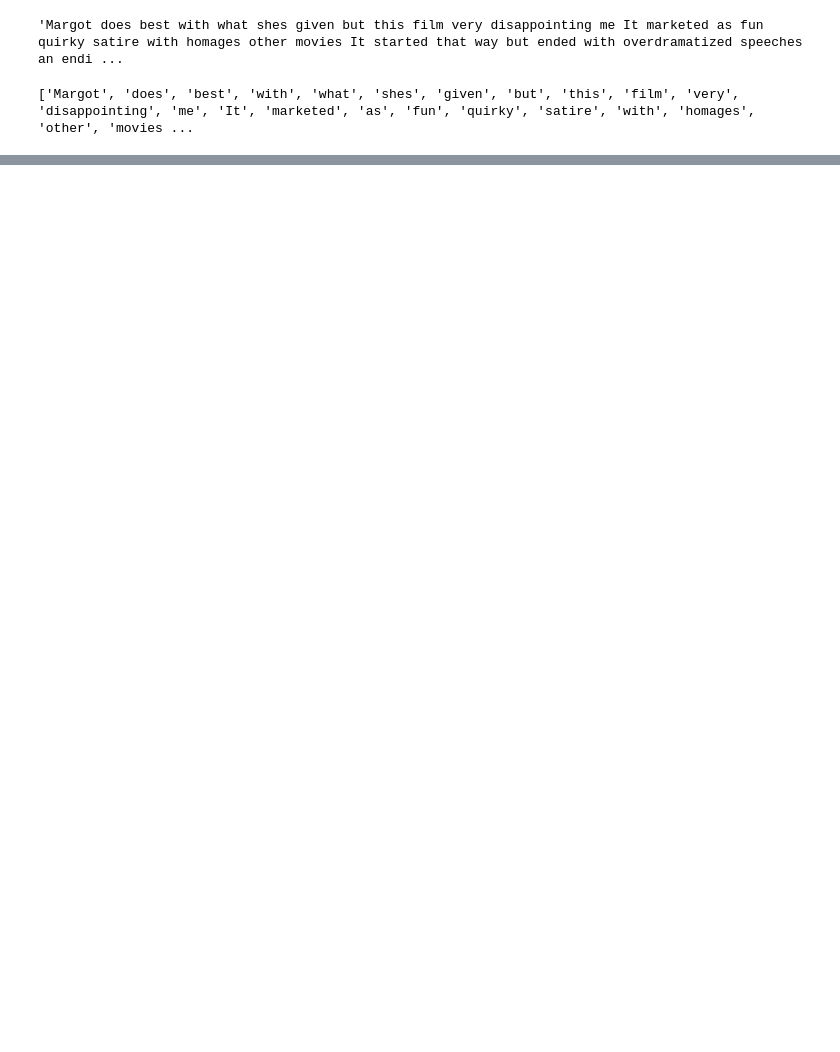
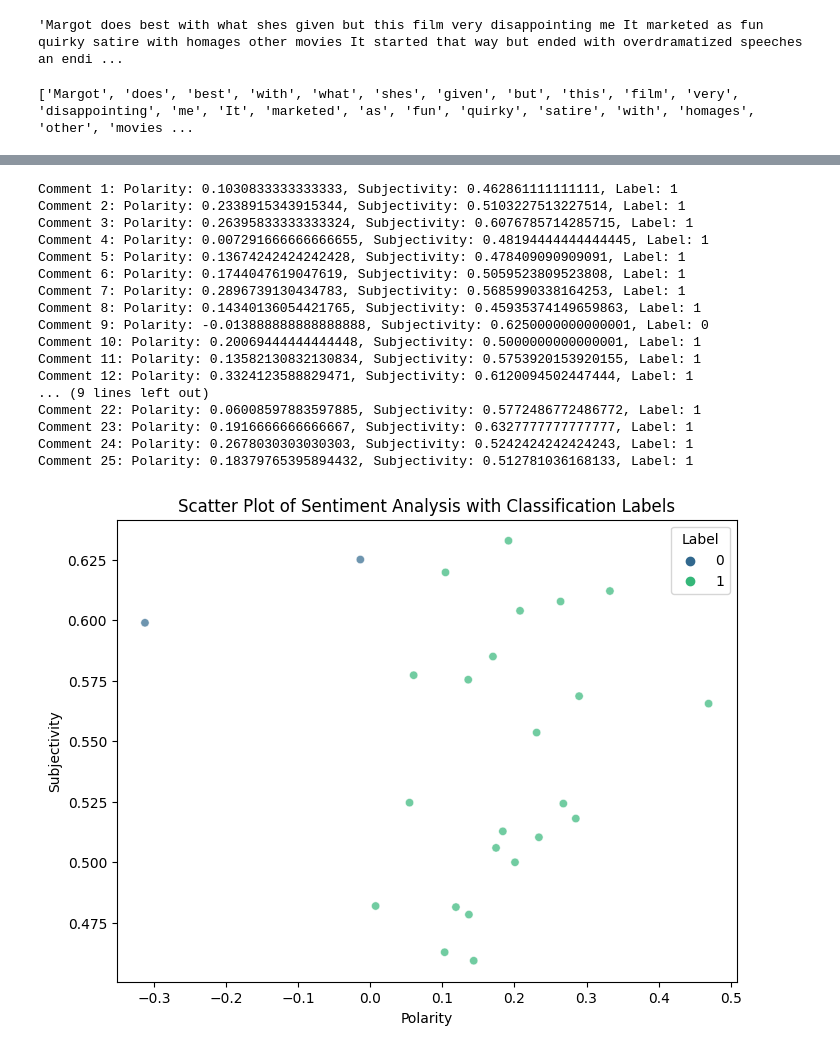
Before and after one commit to Jessica936/PL, a Jupyter notebook: Python-hw5/Texttest.ipynb, the cells around one changed output, grey strips where cells are left out. Drawn from its saved outputs; the diff is of its cells as text; code cells hidden in the pictures; blank space fills up the shorter version.

```diff
--- a/Python-hw5/Texttest.ipynb
+++ b/Python-hw5/Texttest.ipynb
@@ -169,0 +245,69 @@ Comment 25: Polarity: 0.18379765395894432
+# %%
+# 获取每条评论的情感分析结果和分类标签（假设有正面和负面两类）
+polarities = []
+subjectivities = []
+labels = []
+
+for i, comment in enumerate(comments, start=1):
+    comment_text = comment.get_text()
+
+    # 清理文本
+    cleaned_text = re.sub(r'[!@#$%^&*()_+{}[\]:;"\'<>,.?~\\/\-|=]', '', comment_text)
+
+    # 去除停用词
+    cleaned_text = re.sub(r'\b(?:and|is|in|the|on|of|to|for)\b', '', cleaned_text, flags=re.IGNORECASE)
+
+    # 去除数字
+    cleaned_text = re.sub(r'\b\d+\b', '', cleaned_text)
+
+    # 去除空白字符
+    cleaned_text = re.sub(r'\s+', ' ', cleaned_text).strip()
+
+    # 使用 TextBlob 创建一个 TextBlob 对象
+    blob = TextBlob(cleaned_text)
+
+    # 获取情感分析的结果
+    polarity = blob.sentiment.polarity
+    subjectivity = blob.sentiment.subjectivity
+
+    # 分类标签（这里假设正面评论和负面评论的分类标签为1和0）
+    label = 1 if polarity >= 0 else 0
+
+    # 打印情感分析的结果和分类标签
+    print(f"Comment {i}: Polarity: {polarity}, Subjectivity: {subjectivity}, Label: {label}")
+
+    # 存储情感分析结果和分类标签
+    polarities.append(polarity)
+    subjectivities.append(subjectivity)
+    labels.append(label)
+
+# 将数据存储到DataFrame中
+data = {'Polarity': polarities, 'Subjectivity': subjectivities, 'Label': labels}
+df = pd.DataFrame(data)
+
+# 绘制散点图，根据分类标签上色
+plt.figure(figsize=(8, 6))
+sns.scatterplot(x='Polarity', y='Subjectivity', hue='Label', data=df, palette='viridis', alpha=0.7)
+plt.title('Scatter Plot of Sentiment Analysis with Classification Labels')
+plt.xlabel('Polarity')
+plt.ylabel('Subjectivity')
+plt.show()
+# %% [output]
+Comment 1: Polarity: 0.1030833333333333, Subjectivity: 0.462861111111111, Label: 1
+Comment 2: Polarity: 0.2338915343915344, Subjectivity: 0.5103227513227514, Label: 1
+Comment 3: Polarity: 0.26395833333333324, Subjectivity: 0.6076785714285715, Label: 1
+Comment 4: Polarity: 0.007291666666666655, Subjectivity: 0.48194444444444445, Label: 1
+Comment 5: Polarity: 0.13674242424242428, Subjectivity: 0.478409090909091, Label: 1
+Comment 6: Polarity: 0.1744047619047619, Subjectivity: 0.5059523809523808, Label: 1
+Comment 7: Polarity: 0.2896739130434783, Subjectivity: 0.5685990338164253, Label: 1
+Comment 8: Polarity: 0.14340136054421765, Subjectivity: 0.45935374149659863, Label: 1
+Comment 9: Polarity: -0.013888888888888888, Subjectivity: 0.6250000000000001, Label: 0
+Comment 10: Polarity: 0.20069444444444448, Subjectivity: 0.5000000000000001, Label: 1
+Comment 11: Polarity: 0.13582130832130834, Subjectivity: 0.5753920153920155, Label: 1
+Comment 12: Polarity: 0.3324123588829471, Subjectivity: 0.6120094502447444, Label: 1
+... (9 lines left out)
+Comment 22: Polarity: 0.06008597883597885, Subjectivity: 0.5772486772486772, Label: 1
+Comment 23: Polarity: 0.1916666666666667, Subjectivity: 0.6327777777777777, Label: 1
+Comment 24: Polarity: 0.2678030303030303, Subjectivity: 0.5242424242424243, Label: 1
+Comment 25: Polarity: 0.18379765395894432, Subjectivity: 0.512781036168133, Label: 1
+[figure, added]
```
Also changed, not shown: parts of 6 cells of this notebook.
